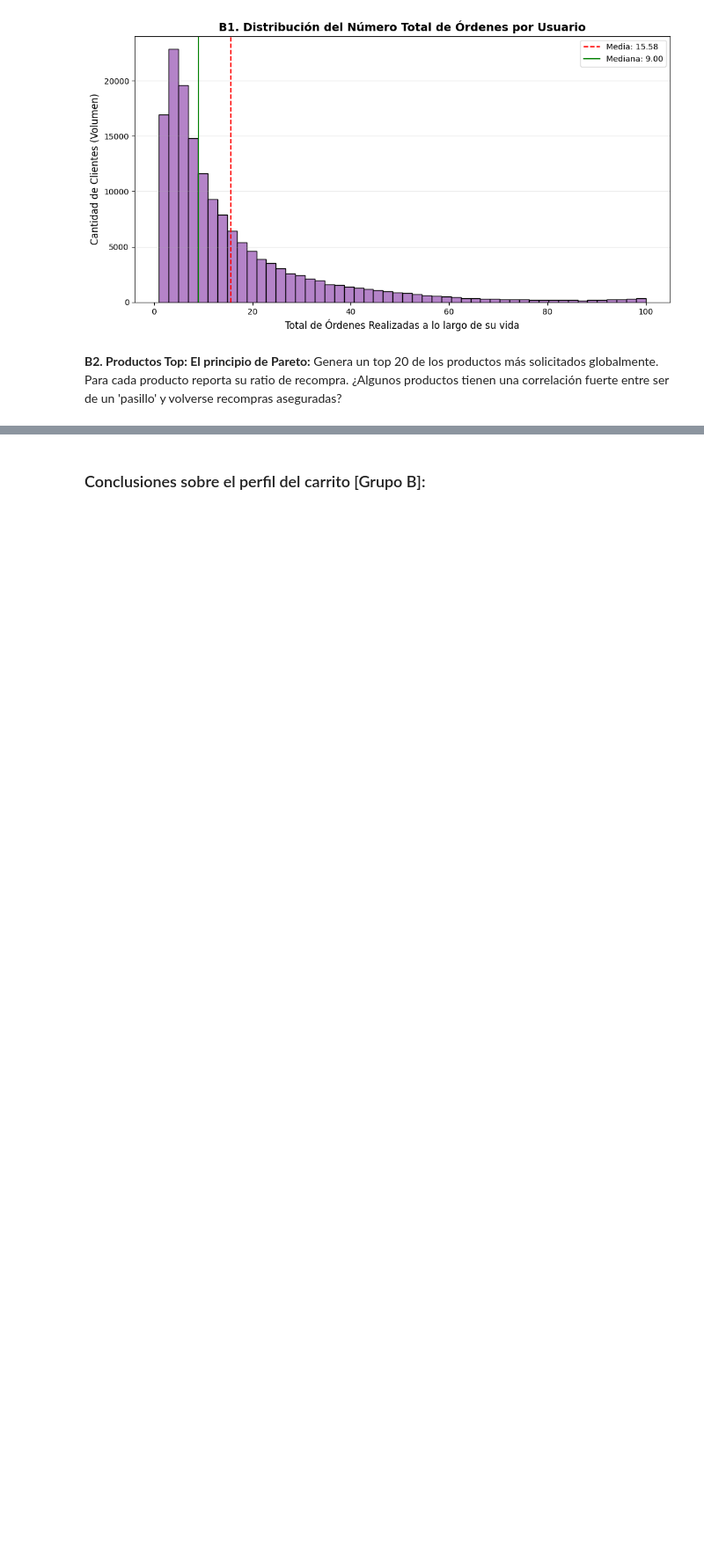
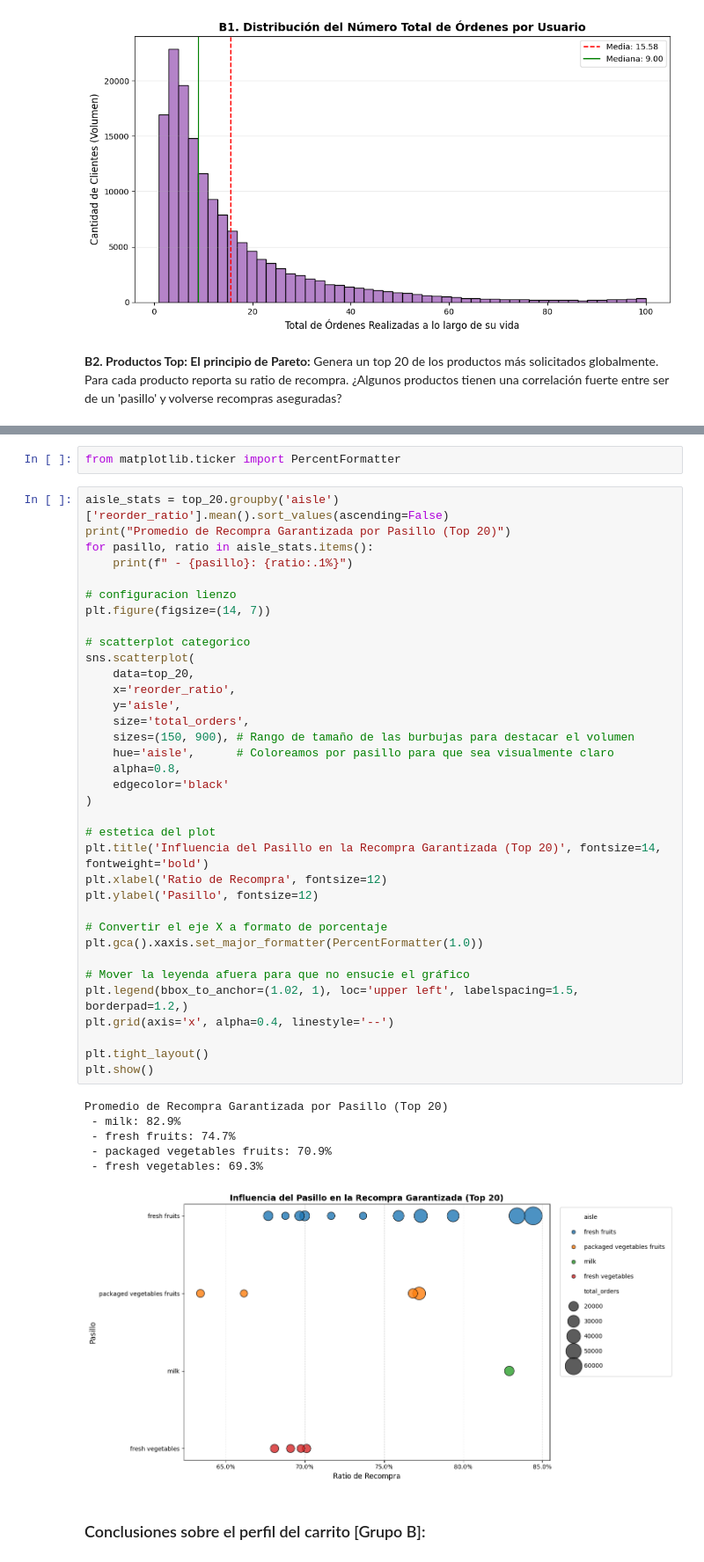
Before and after one commit to osbonilla/ds-week-2, a Jupyter notebook: taller_3_nombre_apellido.ipynb, the cells around one changed output, grey strips where cells are left out. Shown at 88% size. Drawn from its saved outputs; the diff is of its cells as text; blank space fills up the shorter version.

```diff
--- a/taller_3_nombre_apellido.ipynb
+++ b/taller_3_nombre_apellido.ipynb
@@ -586,2 +638,46 @@ Genera un top 20 de los productos más solicitados globalmente. Para cada produc
+# %%
+from matplotlib.ticker import PercentFormatter
+# %%
+aisle_stats = top_20.groupby('aisle')['reorder_ratio'].mean().sort_values(ascending=False)
+print("Promedio de Recompra Garantizada por Pasillo (Top 20)")
+for pasillo, ratio in aisle_stats.items():
+    print(f" - {pasillo}: {ratio:.1%}")
+
+# configuracion lienzo
+plt.figure(figsize=(14, 7))
+
+# scatterplot categorico
+sns.scatterplot(
+    data=top_20,
+    x='reorder_ratio',
+    y='aisle',
+    size='total_orders',
+    sizes=(150, 900), # Rango de tamaño de las burbujas para destacar el volumen
+    hue='aisle',      # Coloreamos por pasillo para que sea visualmente claro
+    alpha=0.8,
+    edgecolor='black'
+)
+
+# estetica del plot
+plt.title('Influencia del Pasillo en la Recompra Garantizada (Top 20)', fontsize=14, fontweight='bold')
+plt.xlabel('Ratio de Recompra', fontsize=12)
+plt.ylabel('Pasillo', fontsize=12)
+
+# Convertir el eje X a formato de porcentaje
+plt.gca().xaxis.set_major_formatter(PercentFormatter(1.0))
+
+# Mover la leyenda afuera para que no ensucie el gráfico
+plt.legend(bbox_to_anchor=(1.02, 1), loc='upper left', labelspacing=1.5, borderpad=1.2,)
+plt.grid(axis='x', alpha=0.4, linestyle='--')
+
+plt.tight_layout()
+plt.show()
+# %% [output]
+Promedio de Recompra Garantizada por Pasillo (Top 20)
+ - milk: 82.9%
+ - fresh fruits: 74.7%
+ - packaged vegetables fruits: 70.9%
+ - fresh vegetables: 69.3%
+[figure, added]
 # %% [markdown]
 ### Conclusiones sobre el perfil del carrito [Grupo B]:
```
Also changed, not shown: parts of 5 cells of this notebook.
